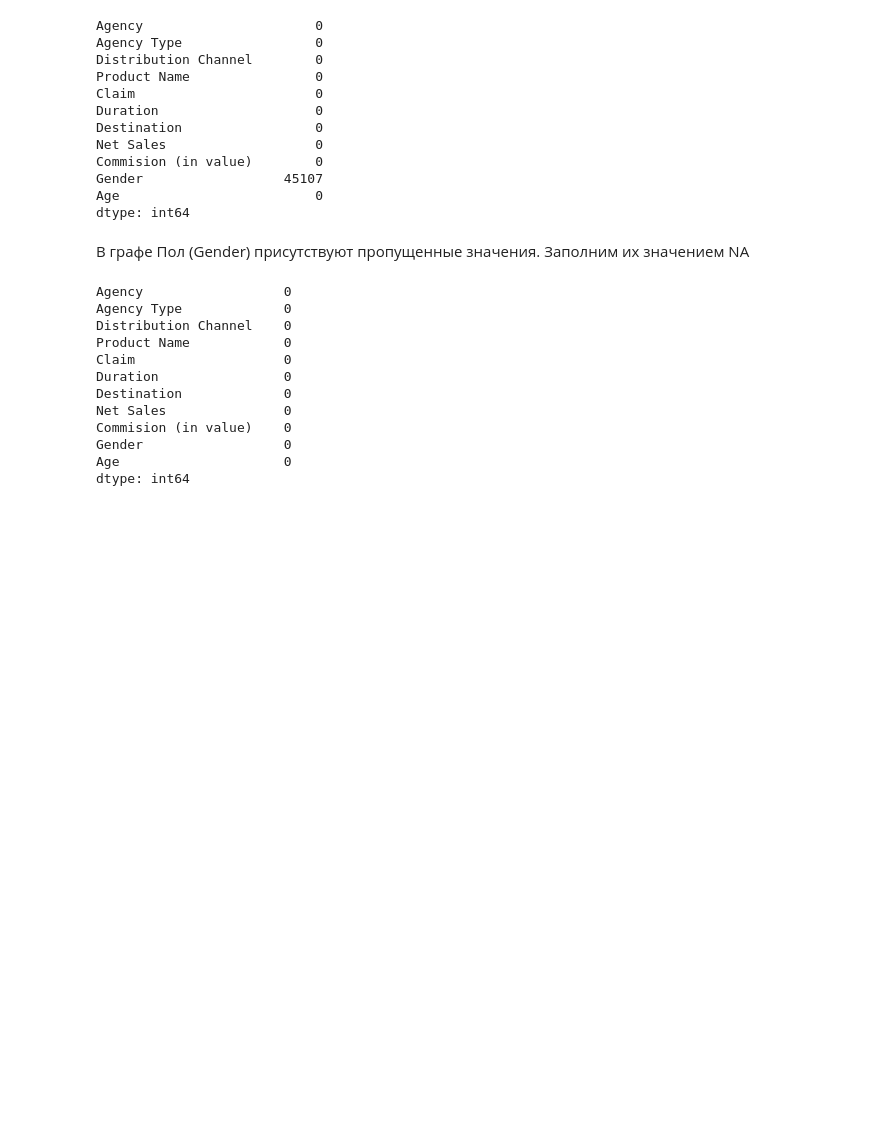
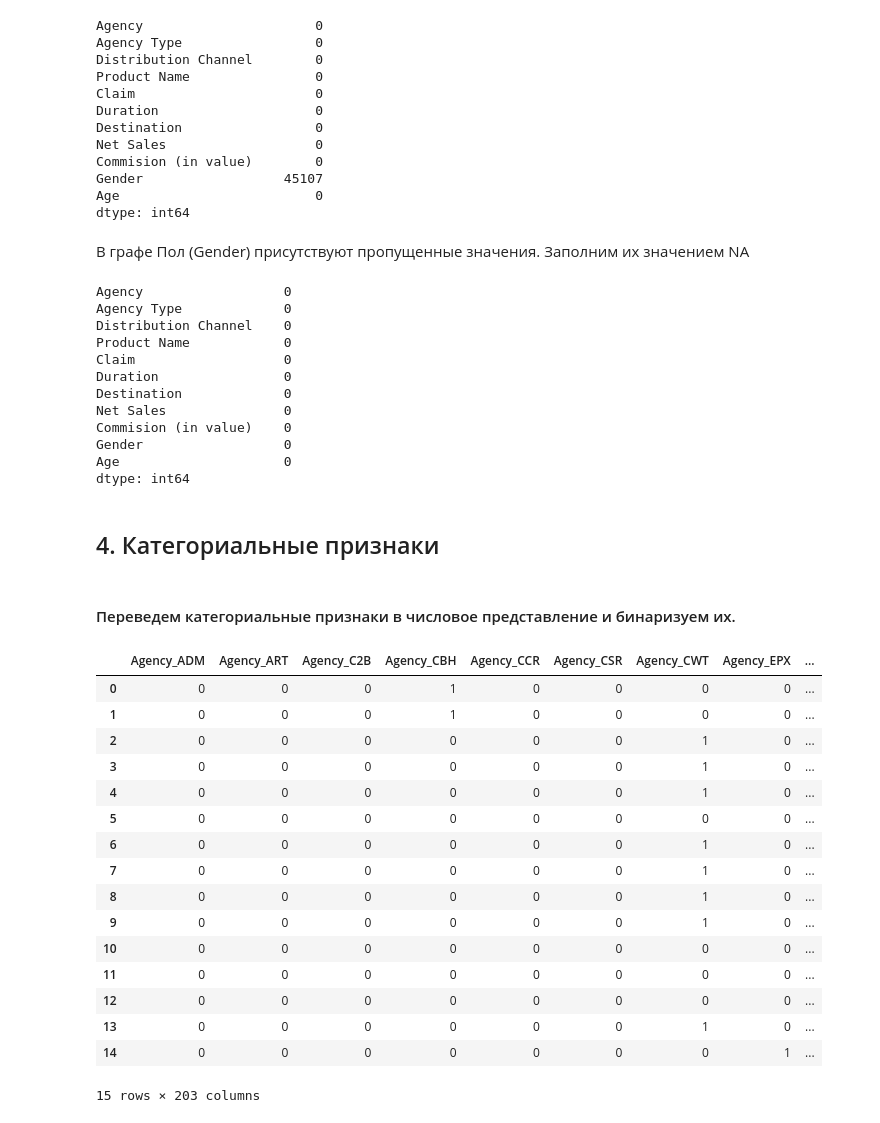
Before and after one commit to okmand/MachineLearning_TravelInsurance, a Jupyter notebook: travel_insurance.ipynb, the cells around one changed output. Drawn from its saved outputs; the diff is of its cells as text; code cells hidden in the pictures; blank space fills up the shorter version.

```diff
--- a/travel_insurance.ipynb
+++ b/travel_insurance.ipynb
@@ -206,3 +206,32 @@ Commision (in value)    0
 Gender                  0
 Age                     0
 dtype: int64
+# %% [markdown]
+## 4. Категориальные признаки
+# %% [markdown]
+#### Переведем категориальные признаки в числовое представление и бинаризуем их.
+# %%
+inp_cat = data_raw[["Agency", "Agency Type", "Distribution Channel", "Product Name", "Destination", "Gender"]]
+inp_non_cat = data_raw[["Claim", "Duration", "Net Sales", "Commision (in value)", "Age"]]
+data_bin = pd.get_dummies(inp_cat)
+data_bin = pd.concat([data_bin, inp_non_cat], axis=1)
+data_bin['Claim'].replace(to_replace={'No': 0, 'Yes': 1}, inplace=True)  # главный столбец
+data_bin.head(15)
+# %% [output]
+|  | Agency_ADM | Agency_ART | Agency_C2B | Agency_CBH | Agency_CCR | Agency_CSR | Agency_CWT | Agency_EPX | ... |
+| 0 | 0 | 0 | 0 | 1 | 0 | 0 | 0 | 0 | ... |
+| 1 | 0 | 0 | 0 | 1 | 0 | 0 | 0 | 0 | ... |
+| 2 | 0 | 0 | 0 | 0 | 0 | 0 | 1 | 0 | ... |
+| 3 | 0 | 0 | 0 | 0 | 0 | 0 | 1 | 0 | ... |
+| 4 | 0 | 0 | 0 | 0 | 0 | 0 | 1 | 0 | ... |
+| 5 | 0 | 0 | 0 | 0 | 0 | 0 | 0 | 0 | ... |
+| 6 | 0 | 0 | 0 | 0 | 0 | 0 | 1 | 0 | ... |
+| 7 | 0 | 0 | 0 | 0 | 0 | 0 | 1 | 0 | ... |
+| 8 | 0 | 0 | 0 | 0 | 0 | 0 | 1 | 0 | ... |
+| 9 | 0 | 0 | 0 | 0 | 0 | 0 | 1 | 0 | ... |
+| 10 | 0 | 0 | 0 | 0 | 0 | 0 | 0 | 0 | ... |
+| 11 | 0 | 0 | 0 | 0 | 0 | 0 | 0 | 0 | ... |
+| 12 | 0 | 0 | 0 | 0 | 0 | 0 | 0 | 0 | ... |
+| 13 | 0 | 0 | 0 | 0 | 0 | 0 | 1 | 0 | ... |
+| 14 | 0 | 0 | 0 | 0 | 0 | 0 | 0 | 1 | ... |
+15 rows × 203 columns
```
Also changed, not shown: parts of 10 cells of this notebook.
